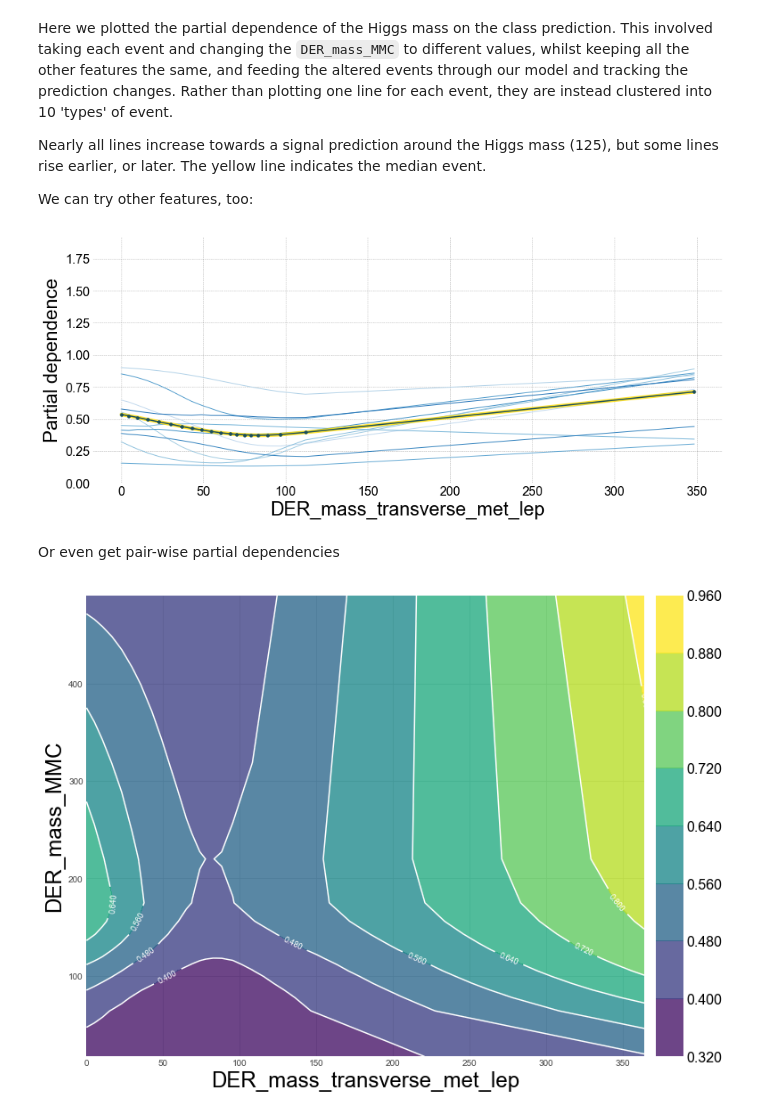
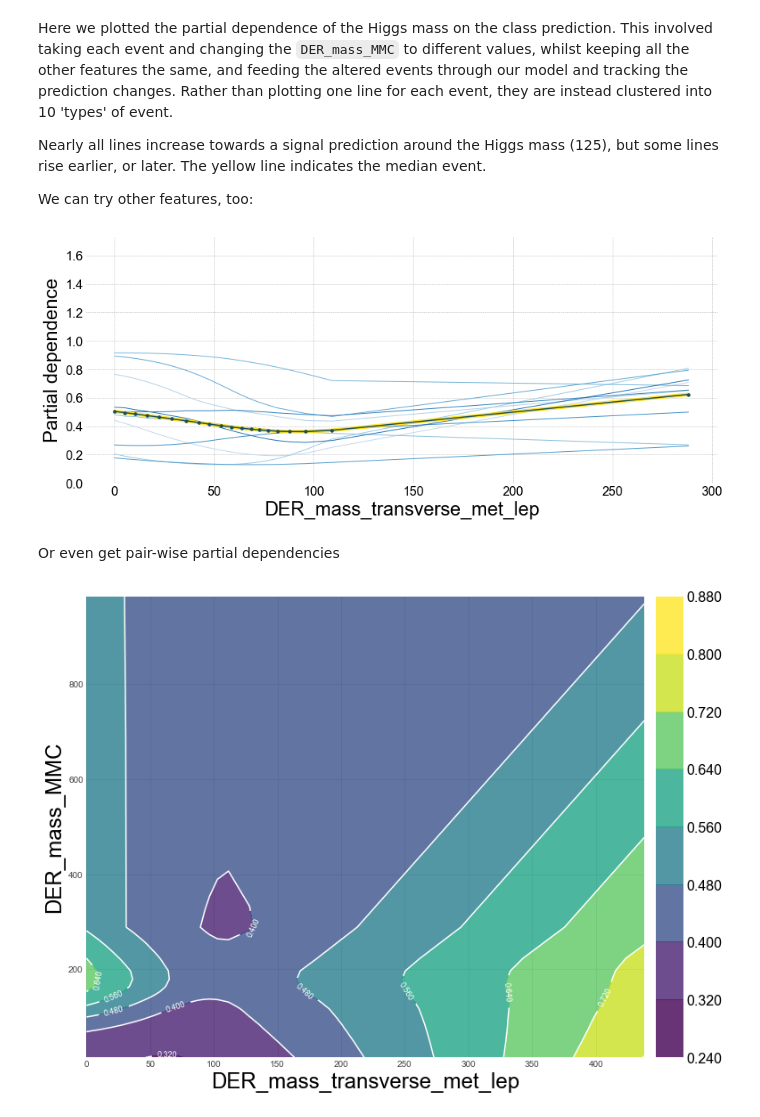
Before and after one commit to GilesStrong/lumin, a Jupyter notebook: examples/Multiclass_Classification.ipynb, the cells around one changed output. Cells and saved outputs as stored; diff of their text form; code cells hidden in the pictures.

```diff
--- a/examples/Multiclass_Classification.ipynb
+++ b/examples/Multiclass_Classification.ipynb
@@ -31,5 +31,5 @@ PATH = Path('./data')
 ### Data import from CSV file
 Read file into a pandas dataframe.
 # %%
-df = pd.read_csv(PATH/'training.csv')
+data = pd.read_csv(PATH/'atlas-higgs-challenge-2014-v2.csv')
 # %%
@@ -48,3 +45,15 @@ df.rename(index=str, columns={"Weight": "gen_weight", 'PRI_met': 'PRI_met_pt', '
+# %%
+data.drop(columns=['Weight'], inplace=True)
+data['Label'] = data['Label'].map({'s':1, 'b':0})
+data.rename(index=str, columns={"KaggleWeight": "gen_weight", 'PRI_met': 'PRI_met_pt', 'Label':'gen_target'}, inplace=True)
+
+df = pd.DataFrame(data.loc[data.KaggleSet == 't'])
+df.drop(columns=['KaggleSet'], inplace=True)
+
+test = pd.DataFrame(data.loc[(data.KaggleSet == 'b') | (data.KaggleSet == 'v')])
+test['private'] = 0
+test.loc[(data.KaggleSet == 'v'), 'private'] = 1
+test.drop(columns=['KaggleSet'], inplace=True)
 # %% [markdown]
 ### Preprocessing
 Having imported the data, we now need to further process it into form suitable for training the classifier.
@@ -874,11 +921,11 @@ We can try other features, too:
 plot_1d_partial_dependence(endcap, train_df[cont_feats+cat_feats], 'DER_mass_transverse_met_lep', input_pipe=input_pipe,
                            sample_sz=2000, weights=train_df.gen_weight)
 # %% [output]
-[figure, old version]
+[figure, new version]
 # %% [markdown]
 Or even get pair-wise partial dependencies
 # %%
 plot_2d_partial_dependence(endcap, train_df[cont_feats+cat_feats], ['DER_mass_transverse_met_lep','DER_mass_MMC'],
-                           input_pipe=input_pipe, sample_sz=2000, weights=train_df.gen_weight)
+                           input_pipe=input_pipe, n_points=(40,40), sample_sz=8000, weights=train_df.gen_weight)
 # %% [output]
-[figure, old version]
+[figure, new version]
```
Also changed, not shown: parts of 39 cells of this notebook, 3 other files.
